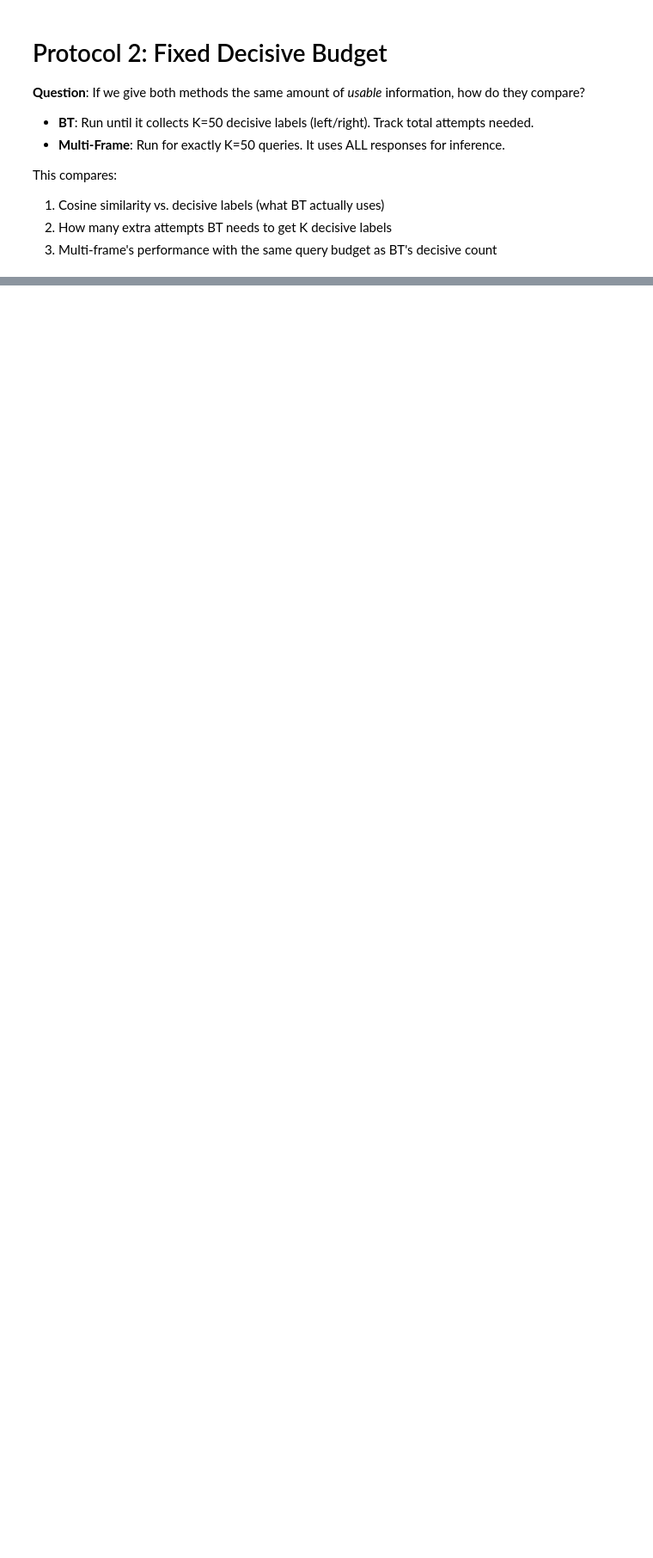
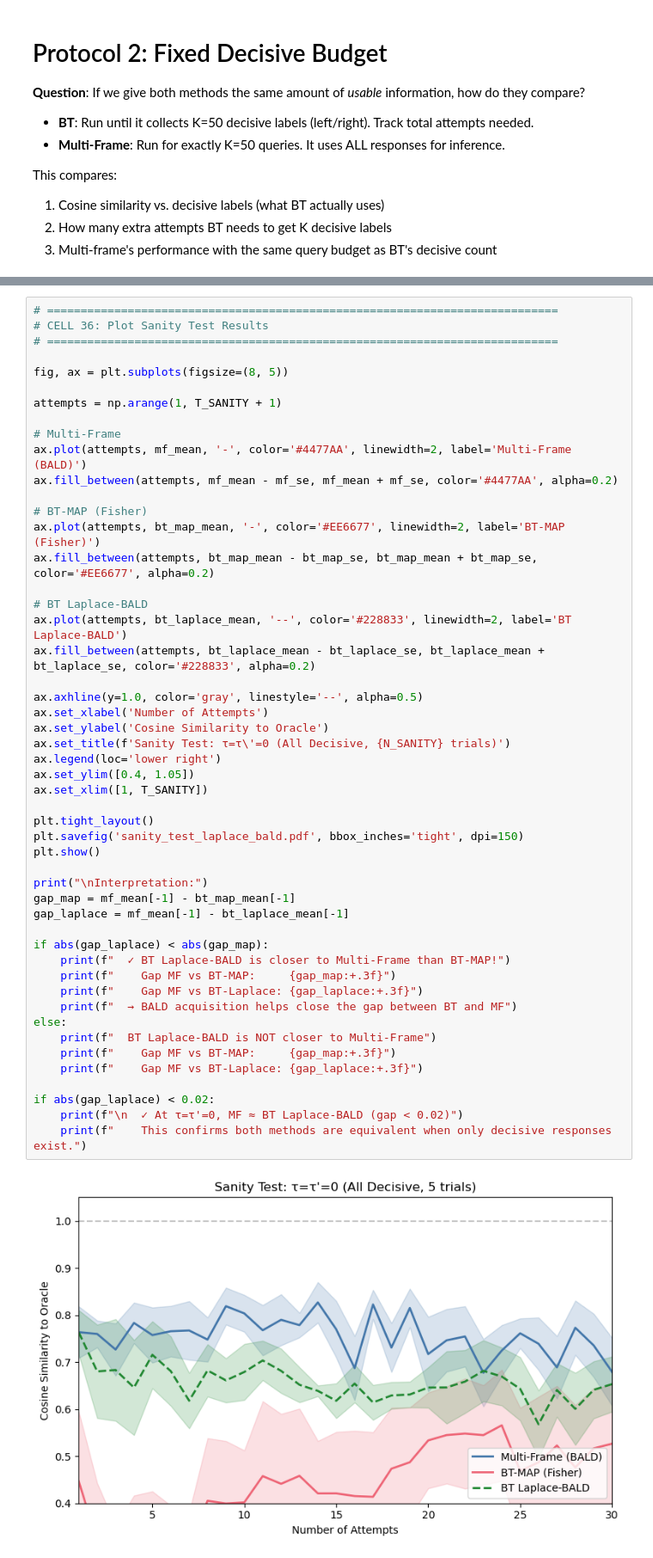
Before and after one commit to michelleeesi/topmodel, a Jupyter notebook: learning-algo/bt_vs_multiframe_experiment.ipynb, the cells around one changed output, grey strips where cells are left out. Shown at 86% size. Drawn from its saved outputs; the diff is of its cells as text; blank space fills up the shorter version.

```diff
--- a/learning-algo/bt_vs_multiframe_experiment.ipynb
+++ b/learning-algo/bt_vs_multiframe_experiment.ipynb
@@ -1429,0 +3032,52 @@ print("\n" + "=" * 70)
+# %%
+# ============================================================================
+# CELL 36: Plot Sanity Test Results
+# ============================================================================
+
+fig, ax = plt.subplots(figsize=(8, 5))
+
+attempts = np.arange(1, T_SANITY + 1)
+
+# Multi-Frame
+ax.plot(attempts, mf_mean, '-', color='#4477AA', linewidth=2, label='Multi-Frame (BALD)')
+ax.fill_between(attempts, mf_mean - mf_se, mf_mean + mf_se, color='#4477AA', alpha=0.2)
+
+# BT-MAP (Fisher)
+ax.plot(attempts, bt_map_mean, '-', color='#EE6677', linewidth=2, label='BT-MAP (Fisher)')
+ax.fill_between(attempts, bt_map_mean - bt_map_se, bt_map_mean + bt_map_se, color='#EE6677', alpha=0.2)
+
+# BT Laplace-BALD
+ax.plot(attempts, bt_laplace_mean, '--', color='#228833', linewidth=2, label='BT Laplace-BALD')
+ax.fill_between(attempts, bt_laplace_mean - bt_laplace_se, bt_laplace_mean + bt_laplace_se, color='#228833', alpha=0.2)
+
+ax.axhline(y=1.0, color='gray', linestyle='--', alpha=0.5)
+ax.set_xlabel('Number of Attempts')
+ax.set_ylabel('Cosine Similarity to Oracle')
+ax.set_title(f'Sanity Test: τ=τ\'=0 (All Decisive, {N_SANITY} trials)')
+ax.legend(loc='lower right')
+ax.set_ylim([0.4, 1.05])
+ax.set_xlim([1, T_SANITY])
+
+plt.tight_layout()
+plt.savefig('sanity_test_laplace_bald.pdf', bbox_inches='tight', dpi=150)
+plt.show()
+
+print("\nInterpretation:")
+gap_map = mf_mean[-1] - bt_map_mean[-1]
+gap_laplace = mf_mean[-1] - bt_laplace_mean[-1]
+
+if abs(gap_laplace) < abs(gap_map):
+    print(f"  ✓ BT Laplace-BALD is closer to Multi-Frame than BT-MAP!")
+    print(f"    Gap MF vs BT-MAP:     {gap_map:+.3f}")
+    print(f"    Gap MF vs BT-Laplace: {gap_laplace:+.3f}")
+    print(f"  → BALD acquisition helps close the gap between BT and MF")
+else:
+    print(f"  BT Laplace-BALD is NOT closer to Multi-Frame")
+    print(f"    Gap MF vs BT-MAP:     {gap_map:+.3f}")
+    print(f"    Gap MF vs BT-Laplace: {gap_laplace:+.3f}")
+
+if abs(gap_laplace) < 0.02:
+    print(f"\n  ✓ At τ=τ'=0, MF ≈ BT Laplace-BALD (gap < 0.02)")
+    print(f"    This confirms both methods are equivalent when only decisive responses exist.")
+# %% [output]
+[figure, added]
```
Also changed, not shown: parts of 31 cells of this notebook, 17 other files.
